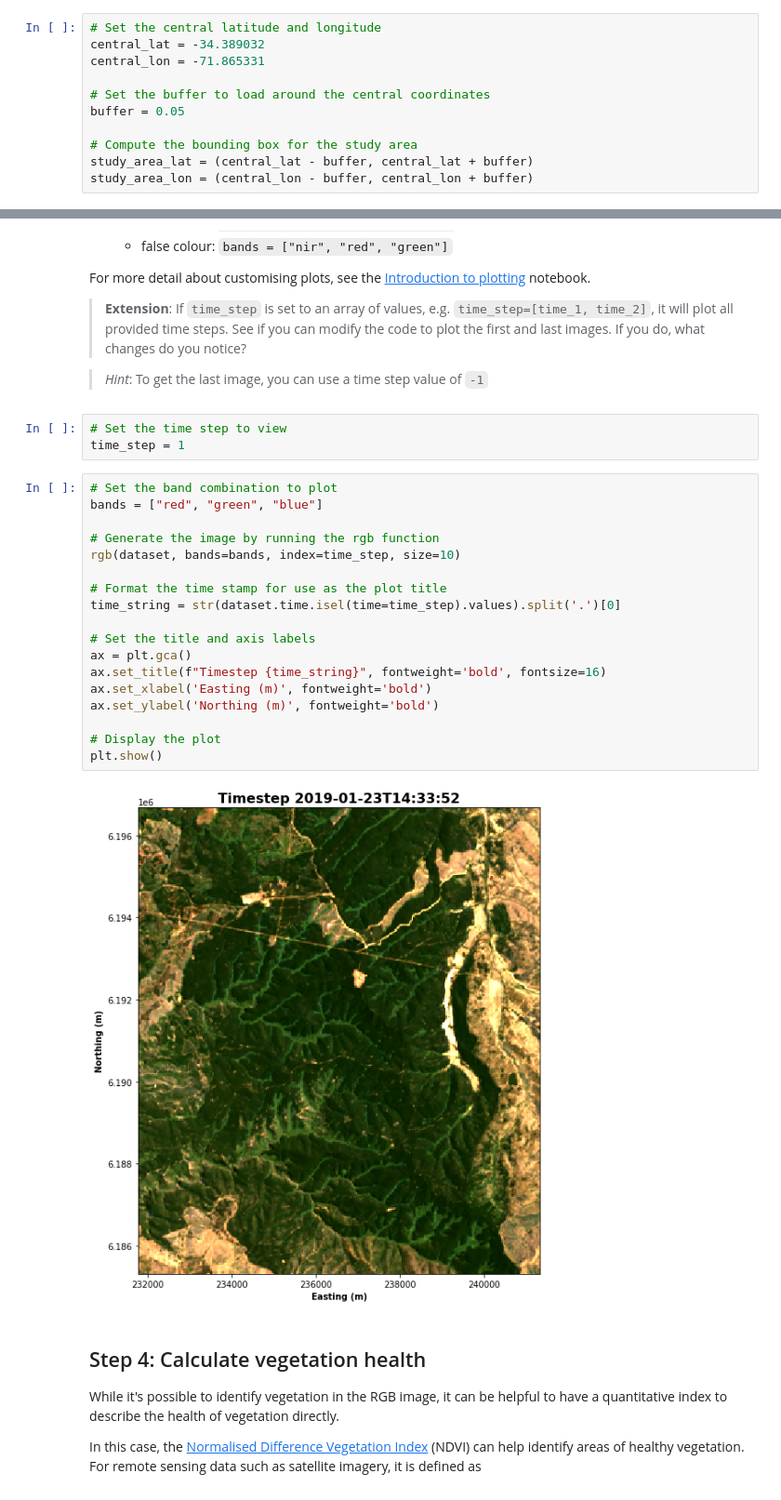
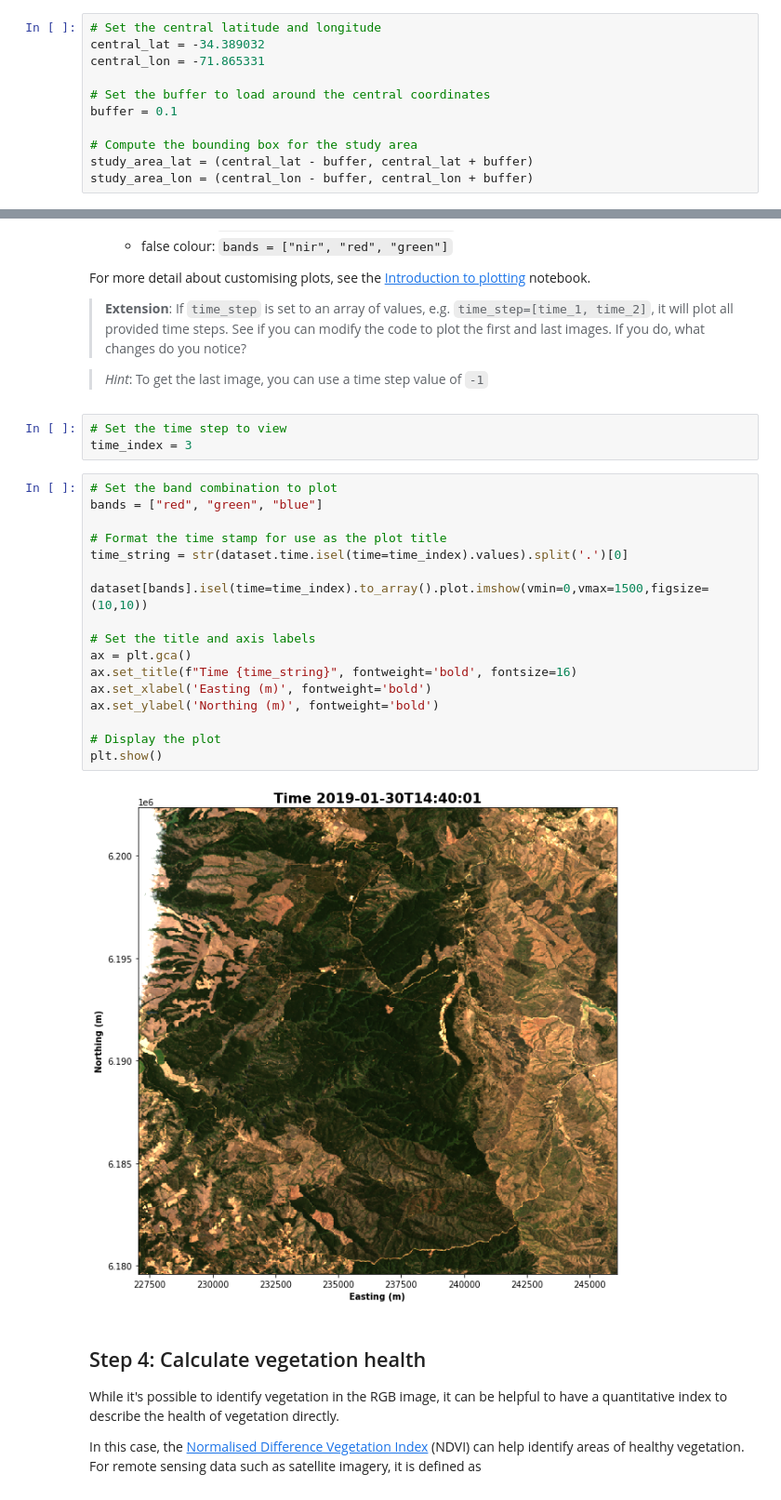
Before and after one commit to datacubechile/datacube-notebooks-public, a Jupyter notebook: Beginners_guide/05_Basic_analysis.ipynb, the cells around one changed output, grey strips where cells are left out. Shown at 93% size. Drawn from its saved outputs; the diff is of its cells as text.

```diff
--- a/Beginners_guide/05_Basic_analysis.ipynb
+++ b/Beginners_guide/05_Basic_analysis.ipynb
@@ -96,7 +97,7 @@ central_lat = -34.389032
 central_lon = -71.865331
 
 # Set the buffer to load around the central coordinates
-buffer = 0.05
+buffer = 0.1
 
 # Compute the bounding box for the study area
 study_area_lat = (central_lat - buffer, central_lat + buffer)
@@ -256,27 +257,26 @@ If you do, what changes do you notice?
 > *Hint*: To get the last image, you can use a time step value of `-1`
 # %%
 # Set the time step to view
-time_step = 1
+time_index = 3
 # %%
 # Set the band combination to plot
 bands = ["red", "green", "blue"]
 
-# Generate the image by running the rgb function
-rgb(dataset, bands=bands, index=time_step, size=10)
+# Format the time stamp for use as the plot title
+time_string = str(dataset.time.isel(time=time_index).values).split('.')[0]
 
-# Format the time stamp for use as the plot title
-time_string = str(dataset.time.isel(time=time_step).values).split('.')[0]
+dataset[bands].isel(time=time_index).to_array().plot.imshow(vmin=0,vmax=1500,figsize=(10,10))
 
 # Set the title and axis labels
 ax = plt.gca()
-ax.set_title(f"Timestep {time_string}", fontweight='bold', fontsize=16)
+ax.set_title(f"Time {time_string}", fontweight='bold', fontsize=16)
 ax.set_xlabel('Easting (m)', fontweight='bold')
 ax.set_ylabel('Northing (m)', fontweight='bold')
 
 # Display the plot
 plt.show()
 # %% [output]
-[figure, old version]
+[figure, new version]
 # %% [markdown]
 ## Step 4: Calculate vegetation health
 
```
Also changed, not shown: parts of 8 cells of this notebook, 1 other file.
